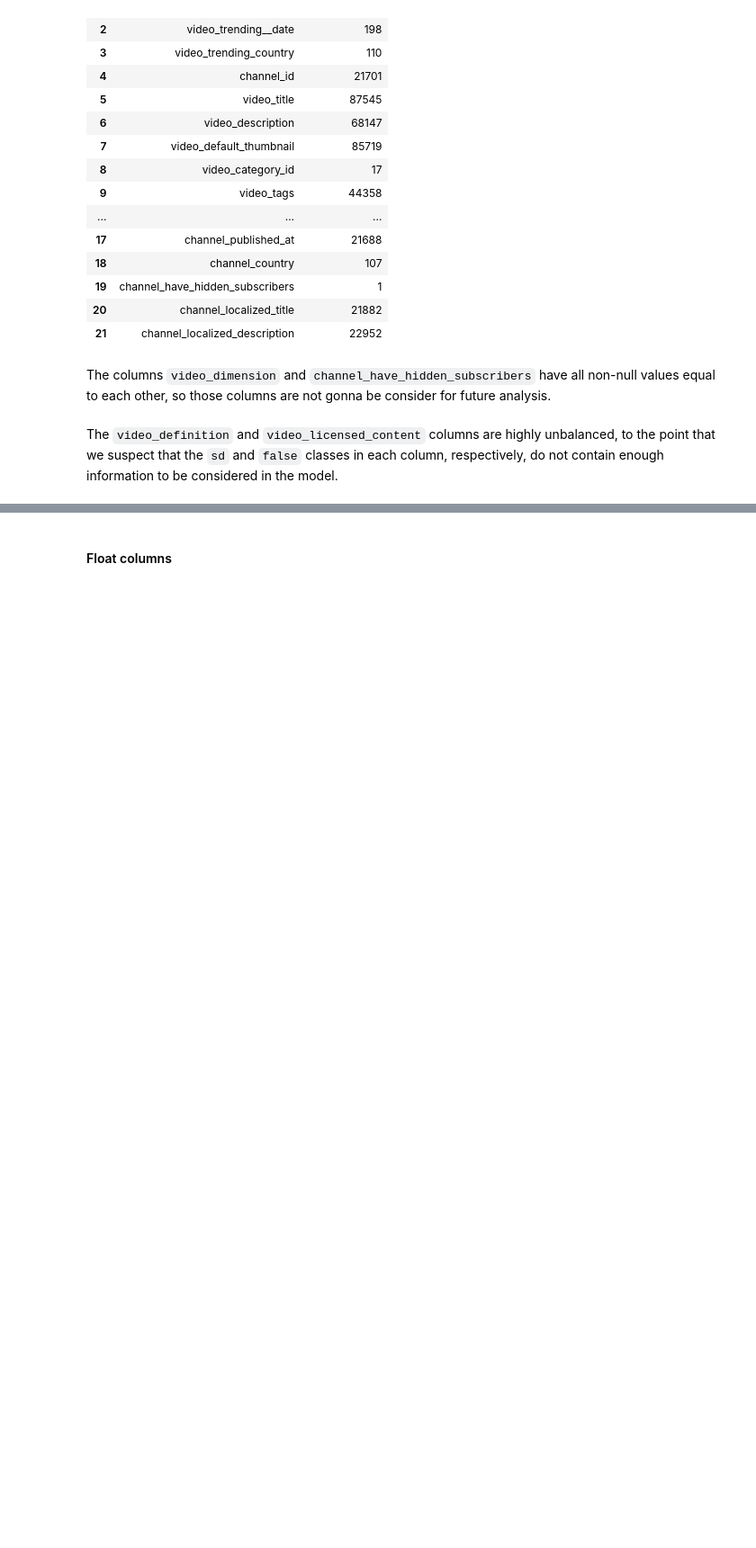
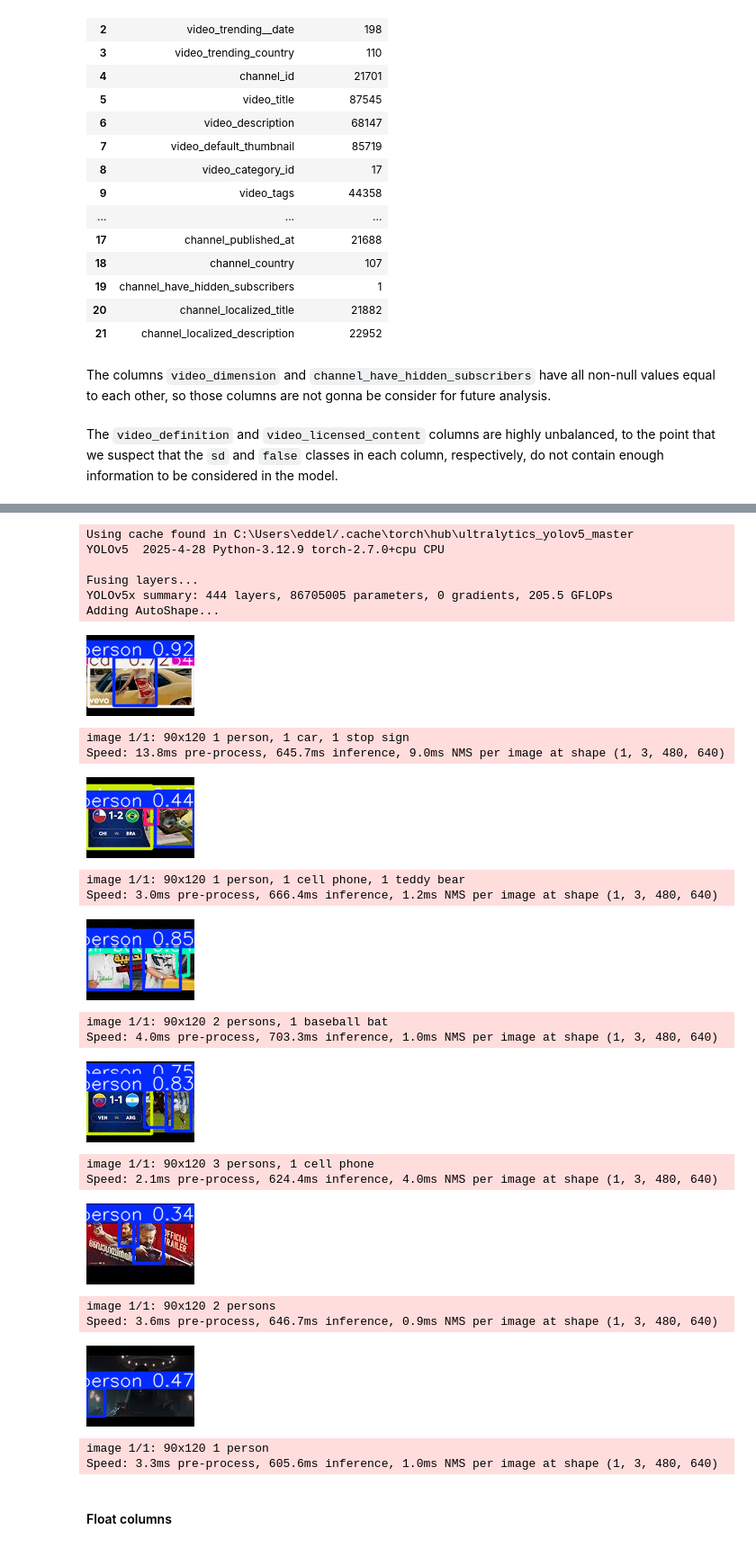
Before and after one commit to eddelojeda/youtube_trends, a Jupyter notebook: notebooks/0.1_Preprocessed_Data_Exploration.ipynb, the cells around one changed output, grey strips where cells are left out. Shown at 90% size. Saved outputs shown, nothing was run; the diff lists cells and outputs as text; code cells hidden in the pictures; blank space fills up the shorter version.

```diff
--- a/notebooks/0.1_Preprocessed_Data_Exploration.ipynb
+++ b/notebooks/0.1_Preprocessed_Data_Exploration.ipynb
@@ -190,3 +212,39 @@ df = df[~df['video_category_id'].isin(removed_categories)]
+# %%
+def detect_thumbnails(df, n_thumbnails=6):
+    model = torch.hub.load('ultralytics/yolov5', 'yolov5x')
+    for url in df['video_default_thumbnail'].head(n_thumbnails):
+        response = requests.get(url)
+        img = Image.open(BytesIO(response.content))
+        results = model(img)
+        results.show()
+        results.print()
+# %%
+detect_thumbnails(df)
+# %% [output]
+Using cache found in C:\Users\eddel/.cache\torch\hub\ultralytics_yolov5_master
+YOLOv5  2025-4-28 Python-3.12.9 torch-2.7.0+cpu CPU
+
+Fusing layers...
+YOLOv5x summary: 444 layers, 86705005 parameters, 0 gradients, 205.5 GFLOPs
+Adding AutoShape...
+[figure, added]
+image 1/1: 90x120 1 person, 1 car, 1 stop sign
+Speed: 13.8ms pre-process, 645.7ms inference, 9.0ms NMS per image at shape (1, 3, 480, 640)
+[figure, added]
+image 1/1: 90x120 1 person, 1 cell phone, 1 teddy bear
+Speed: 3.0ms pre-process, 666.4ms inference, 1.2ms NMS per image at shape (1, 3, 480, 640)
+[figure, added]
+image 1/1: 90x120 2 persons, 1 baseball bat
+Speed: 4.0ms pre-process, 703.3ms inference, 1.0ms NMS per image at shape (1, 3, 480, 640)
+[figure, added]
+image 1/1: 90x120 3 persons, 1 cell phone
+Speed: 2.1ms pre-process, 624.4ms inference, 4.0ms NMS per image at shape (1, 3, 480, 640)
+[figure, added]
+image 1/1: 90x120 2 persons
+Speed: 3.6ms pre-process, 646.7ms inference, 0.9ms NMS per image at shape (1, 3, 480, 640)
+[figure, added]
+image 1/1: 90x120 1 person
+Speed: 3.3ms pre-process, 605.6ms inference, 1.0ms NMS per image at shape (1, 3, 480, 640)
 # %% [markdown]
 #### Float columns
 # %%
```
Also changed, not shown: parts of 19 cells of this notebook.
